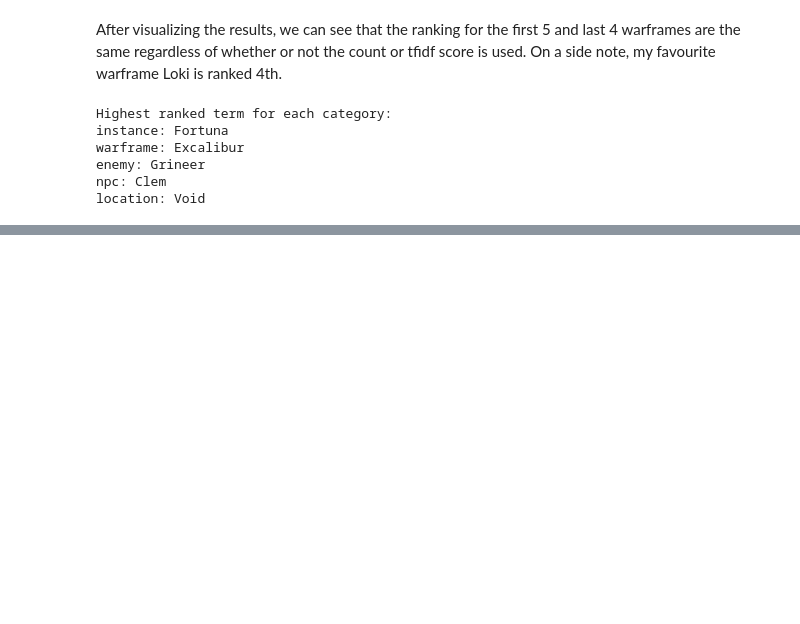
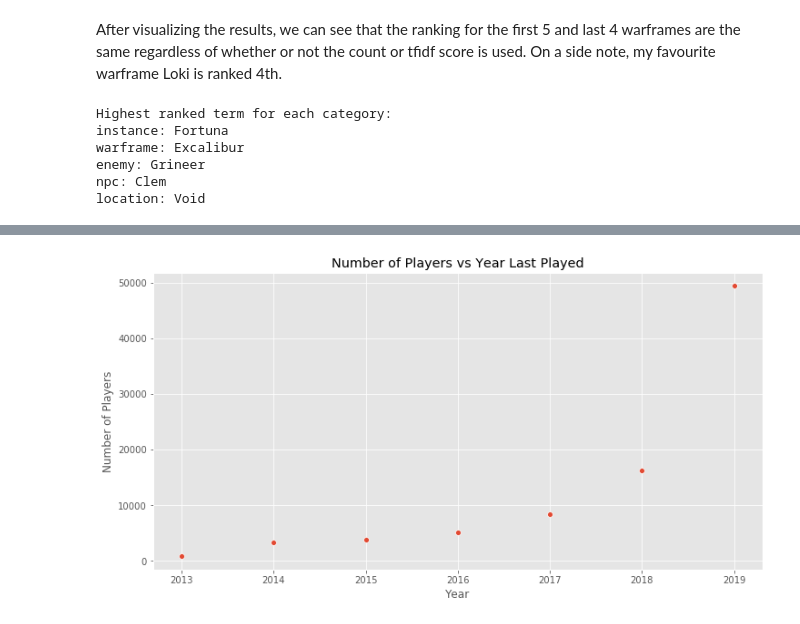
Before and after one commit to ys-lin14/warframe-exploration, a Jupyter notebook: data_exploration.ipynb, the cells around one changed output, grey strips where cells are left out. Drawn from its saved outputs; the diff is of its cells as text; code cells hidden in the pictures; blank space fills up the shorter version.

```diff
--- a/data_exploration.ipynb
+++ b/data_exploration.ipynb
@@ -144,6 +144,23 @@ def initialize_term_df(vocab_list, label):
     term_df = pd.DataFrame(vocab_list, columns=['term'])
     term_df['label'] = label
     return term_df
+
+def get_date_last_played_counts(data, column_name):
+    date_boundaries = {
+        'year_last_played': ("2013", "2019"),
+        'year_month_last_played': ("2013-03", "2019-12")
+    }
+    boundaries = date_boundaries[column_name]
+
+    date_last_played = data[column_name]
+    date_last_played = date_last_played.value_counts()
+    date_last_played = date_last_played.sort_index()
+
+    date_last_played = date_last_played[
+        (date_last_played.index >= boundaries[0]) &
+        (date_last_played.index <= boundaries[1])
+    ]
+    return date_last_played
 # %%
 # connect to database
 database_url = get_database_url()
@@ -432,3 +472,16 @@ user_data['date_last_played'] = (
+# %%
+plt.figure(figsize=(12, 6))
+year_last_played_scatter = sns.scatterplot(
+    data=years_last_played
+)
+year_last_played_scatter.set(
+    title='Number of Players vs Year Last Played',
+    xlabel='Year',
+    ylabel='Number of Players'
+)
+plt.show()
+# %% [output]
+[figure, added]
 # %%
 connection.close()
 engine.dispose()
```
Also changed, not shown: parts of 7 cells of this notebook.
